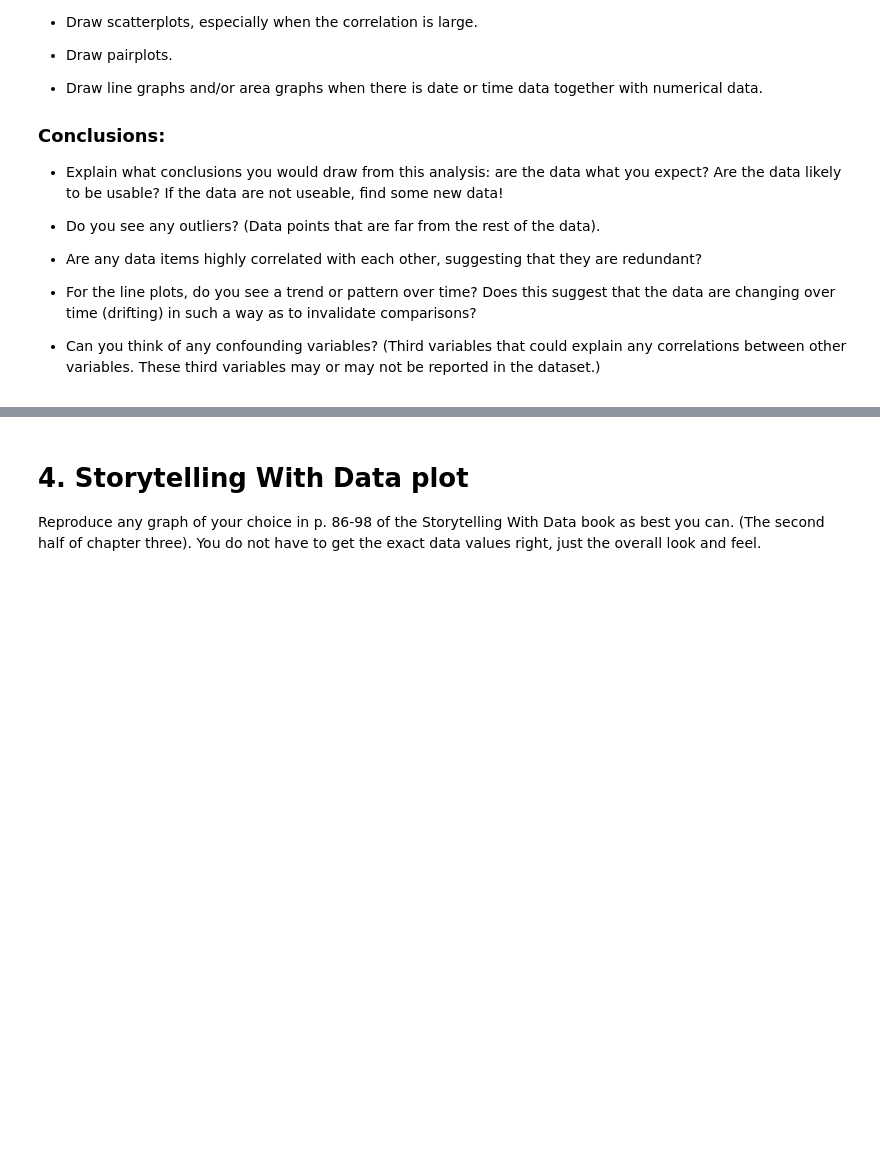
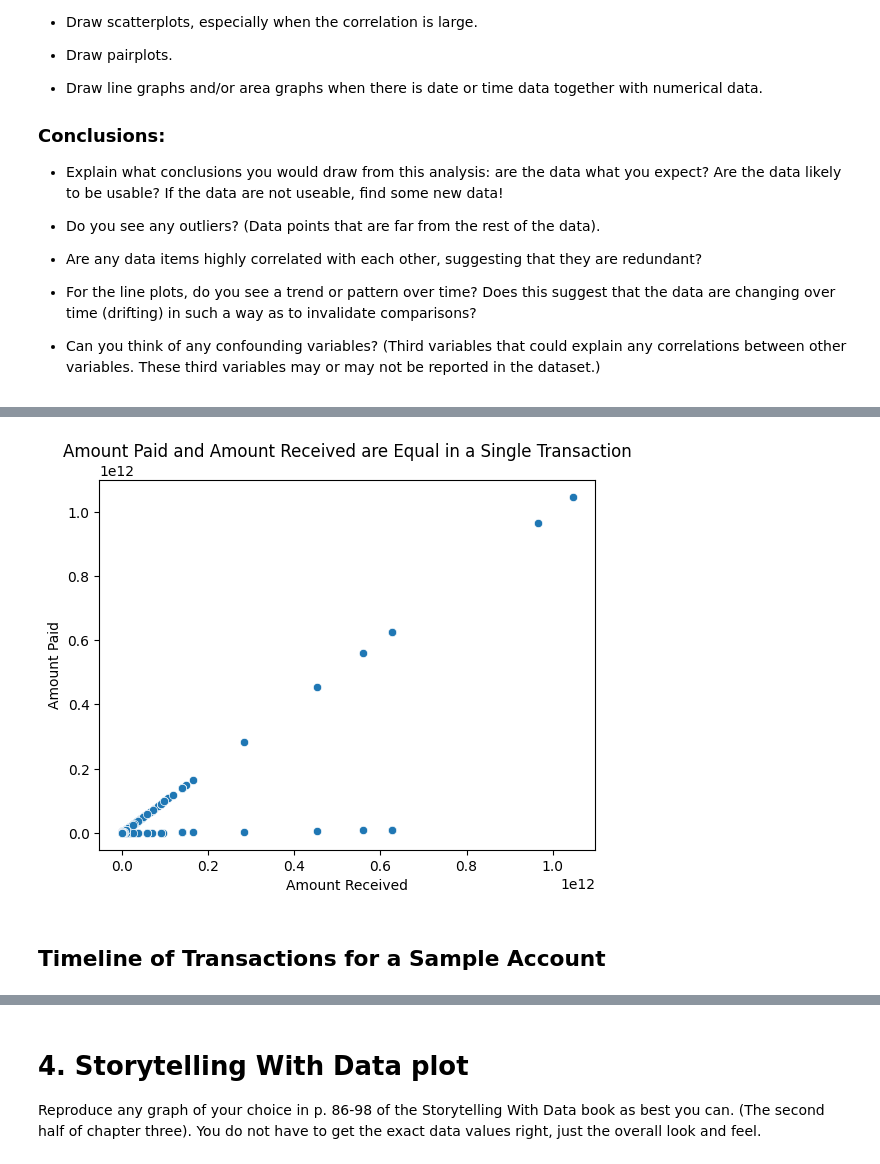
Before and after one commit to calebhadley1/Module-B-semester-2, a Jupyter notebook: OMDS-ModB2-Week6-Hadley-Caleb.ipynb, the cells around one changed output, grey strips where cells are left out. Saved outputs shown, nothing was run; the diff lists cells and outputs as text; code cells hidden in the pictures; blank space fills up the shorter version.

```diff
--- a/OMDS-ModB2-Week6-Hadley-Caleb.ipynb
+++ b/OMDS-ModB2-Week6-Hadley-Caleb.ipynb
@@ -67,0 +328,8 @@ This week, you will do the same types of exercises as last week, but you should
+# %%
+sns.scatterplot(x=hi_small_trans_df['Amount Received'], y=hi_small_trans_df['Amount Paid'])
+plt.title("Amount Paid and Amount Received are Equal in a Single Transaction")
+None
+# %% [output]
+[figure, added]
+# %% [markdown]
+## Timeline of Transactions for a Sample Account
```
Also changed, not shown: parts of 29 cells of this notebook.
